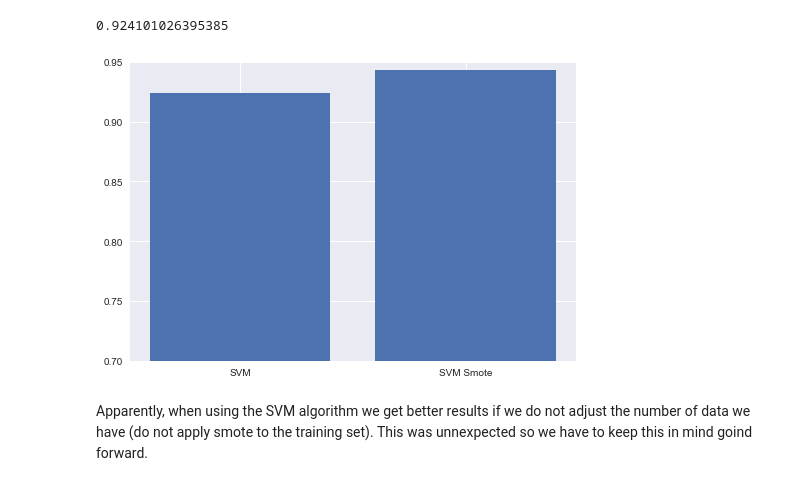
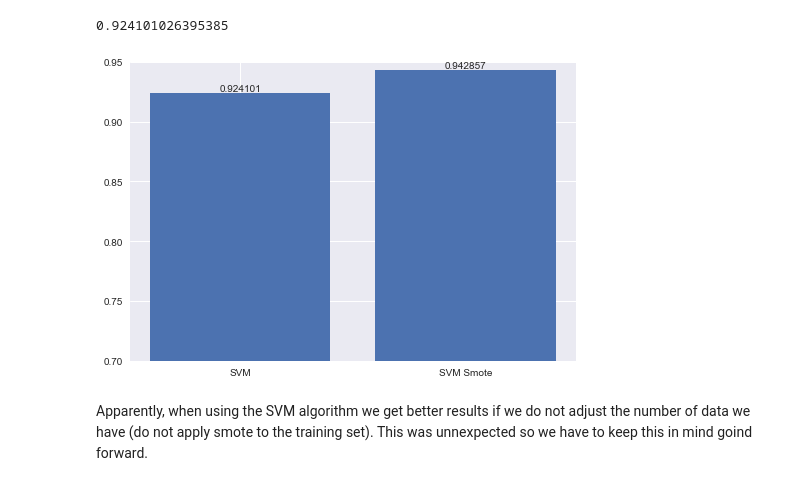
Before and after one commit to Diogogrosario/Artificial-Intelligence, a Jupyter notebook: covid-symptoms.ipynb, the cells around one changed output. Saved outputs shown, nothing was run; the diff lists cells and outputs as text; code cells hidden in the pictures.

```diff
--- a/covid-symptoms.ipynb
+++ b/covid-symptoms.ipynb
@@ -439,13 +440,14 @@ print(results_SVM_NoSmote)
 # %% [output]
 0.924101026395385
 # %%
-plt.bar(
+bar_info = plt.bar(
     ['SVM', 'SVM Smote'],
     [results_SVM_NoSmote, results_SVM]
 )
-plt.ylim(.7, .95);
+plt.ylim(.7, .95)
+plt.bar_label(bar_info);
 # %% [output]
-[figure, old version]
+[figure, new version]
 # %% [markdown]
 Apparently, when using the SVM algorithm we get better results if we do not adjust the number of data we have (do not apply smote to the training set). This was unnexpected so we have to keep this in mind goind forward.
 # %% [markdown]
```
Also changed, not shown: parts of 3 cells of this notebook.
